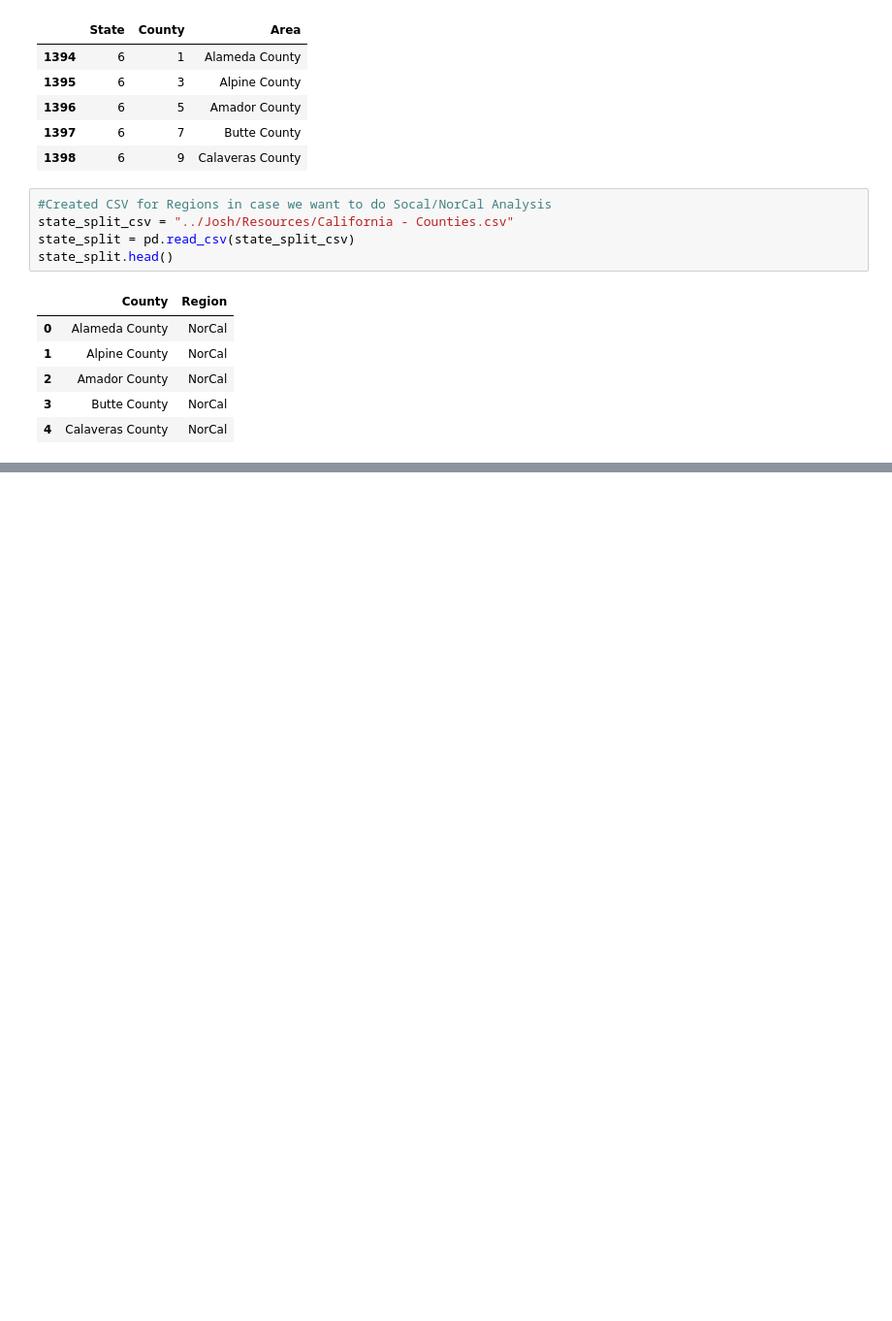
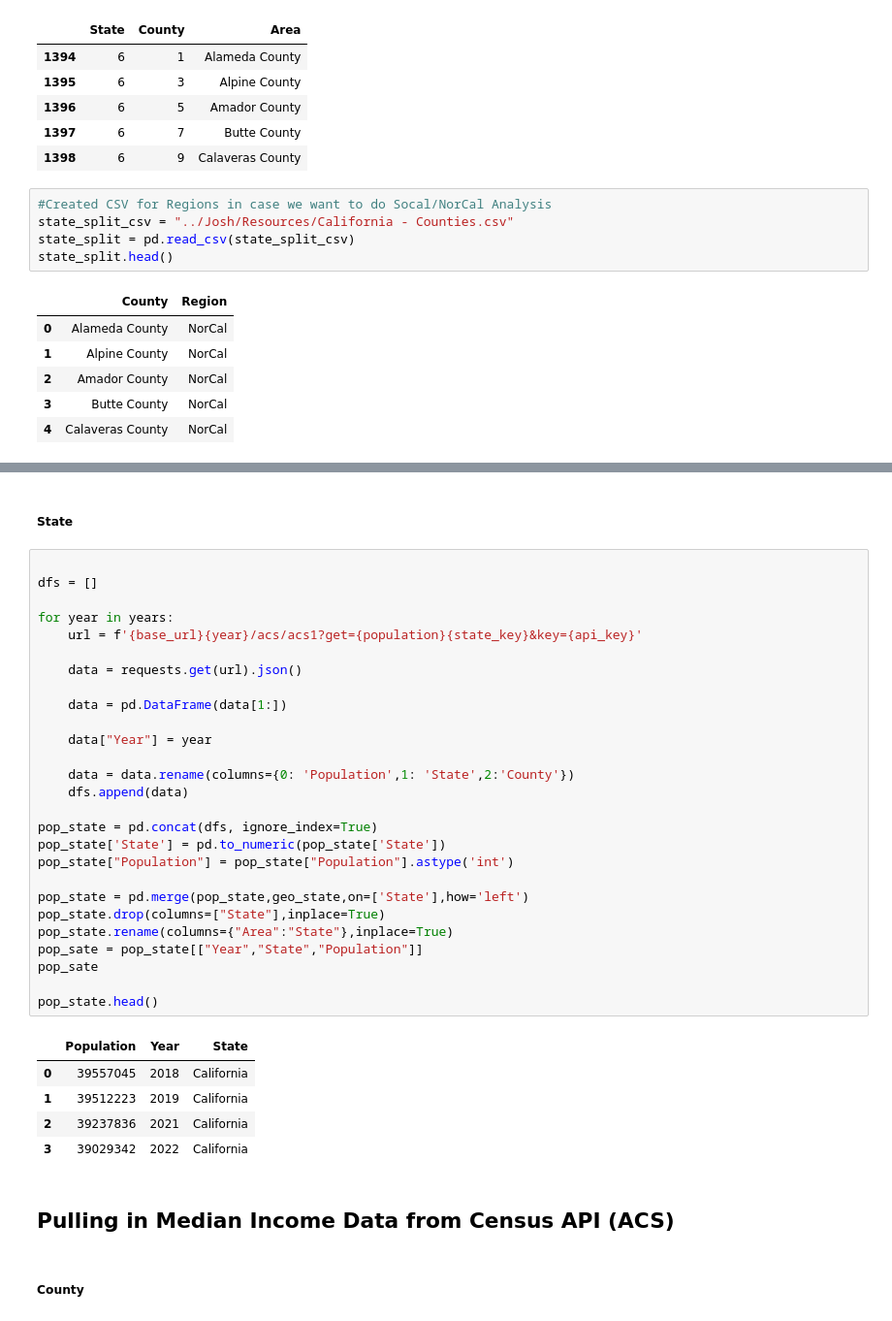
Before and after one commit to Xelven001/project_1_grp_2, a Jupyter notebook: Josh/data_cleanup.ipynb, the cells around one changed output, grey strips where cells are left out. Shown at 97% size. Drawn from its saved outputs; the diff is of its cells as text; blank space fills up the shorter version.

```diff
--- a/Josh/data_cleanup.ipynb
+++ b/Josh/data_cleanup.ipynb
@@ -154,0 +106,39 @@ data_state
+# %% [markdown]
+##### State
+# %%
+
+dfs = []
+
+for year in years:
+    url = f'{base_url}{year}/acs/acs1?get={population}{state_key}&key={api_key}'
+
+    data = requests.get(url).json()
+
+    data = pd.DataFrame(data[1:])
+
+    data["Year"] = year
+
+    data = data.rename(columns={0: 'Population',1: 'State',2:'County'})
+    dfs.append(data)
+
+pop_state = pd.concat(dfs, ignore_index=True)
+pop_state['State'] = pd.to_numeric(pop_state['State'])
+pop_state["Population"] = pop_state["Population"].astype('int')
+
+pop_state = pd.merge(pop_state,geo_state,on=['State'],how='left')
+pop_state.drop(columns=["State"],inplace=True)
+pop_state.rename(columns={"Area":"State"},inplace=True)
+pop_sate = pop_state[["Year","State","Population"]]
+pop_sate
+
+pop_state.head()
+# %% [output]
+|  | Population | Year | State |
+| 0 | 39557045 | 2018 | California |
+| 1 | 39512223 | 2019 | California |
+| 2 | 39237836 | 2021 | California |
+| 3 | 39029342 | 2022 | California |
+# %% [markdown]
+## Pulling in Median Income Data from Census API (ACS)
+# %% [markdown]
+##### County
```
Also changed, not shown: parts of 28 cells of this notebook, 15 other files.
